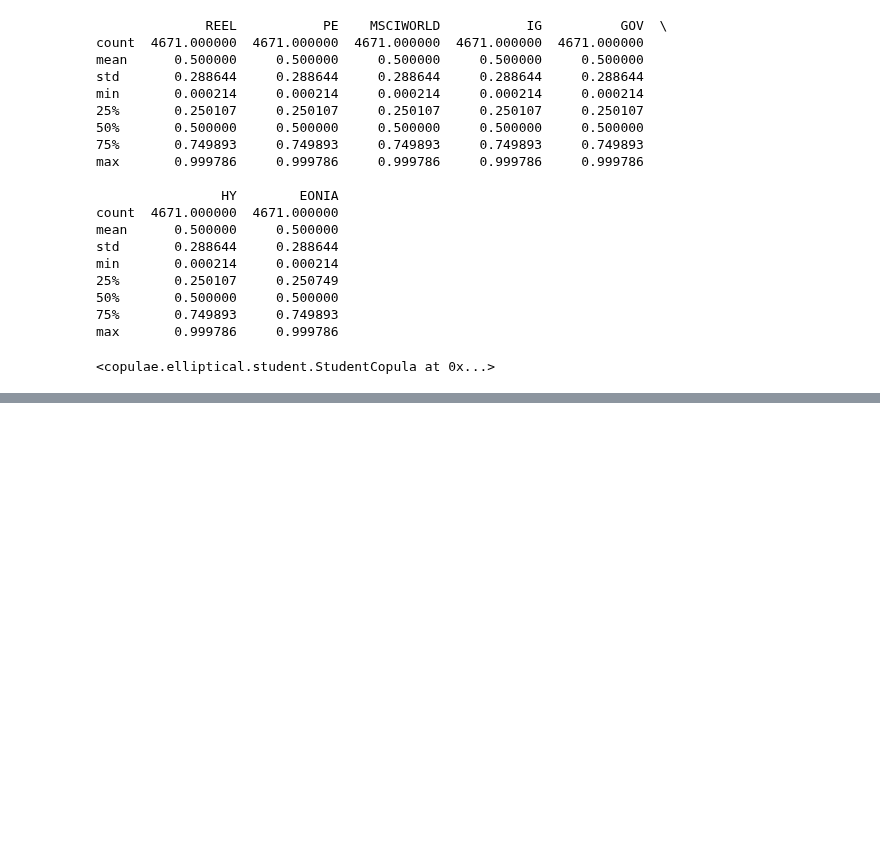
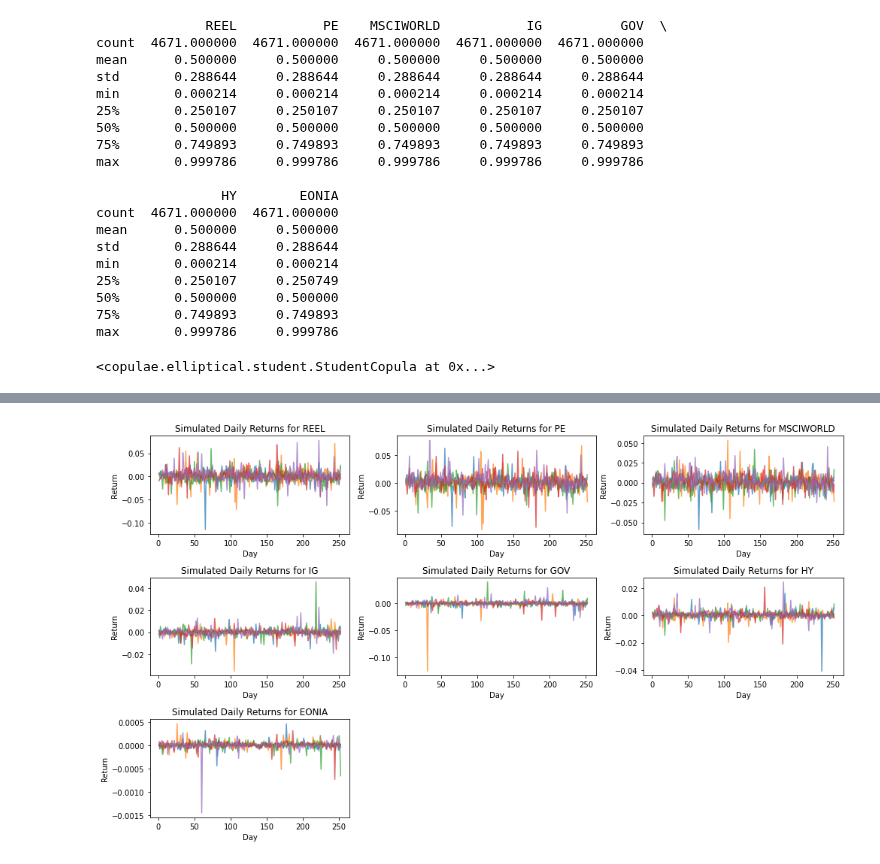
Before and after one commit to nickaskari/master-thesis, a Jupyter notebook: internal_models/MonteCarlo/MC_copula.ipynb, the cells around one changed output, grey strips where cells are left out. Cells and saved outputs as stored; diff of their text form; code cells hidden in the pictures; blank space fills up the shorter version.

```diff
--- a/internal_models/MonteCarlo/MC_copula.ipynb
+++ b/internal_models/MonteCarlo/MC_copula.ipynb
@@ -109 +124,22 @@ for i, col in enumerate(returns_df.columns):
+# %%
+num_simulations_to_plot = 5
+days = np.arange(1, simulated_returns.shape[1] + 1)
+
+# Plot simulated returns for each asset
+plt.figure(figsize=(14, 8))
+
+for i, asset in enumerate(returns_df.columns):
+    plt.subplot(3, 3, i + 1)
+
+    for sim in range(num_simulations_to_plot):
+        plt.plot(days, simulated_returns[sim, :, i], label=f'Simulation {sim + 1}', alpha=0.7)
+
+    plt.title(f'Simulated Daily Returns for {asset}')
+    plt.xlabel('Day')
+    plt.ylabel('Return')
+    plt.tight_layout()
+
+plt.show()
+# %% [output]
+[figure, added]
 # %%
```
Also changed, not shown: parts of 8 cells of this notebook, 1 other file.
